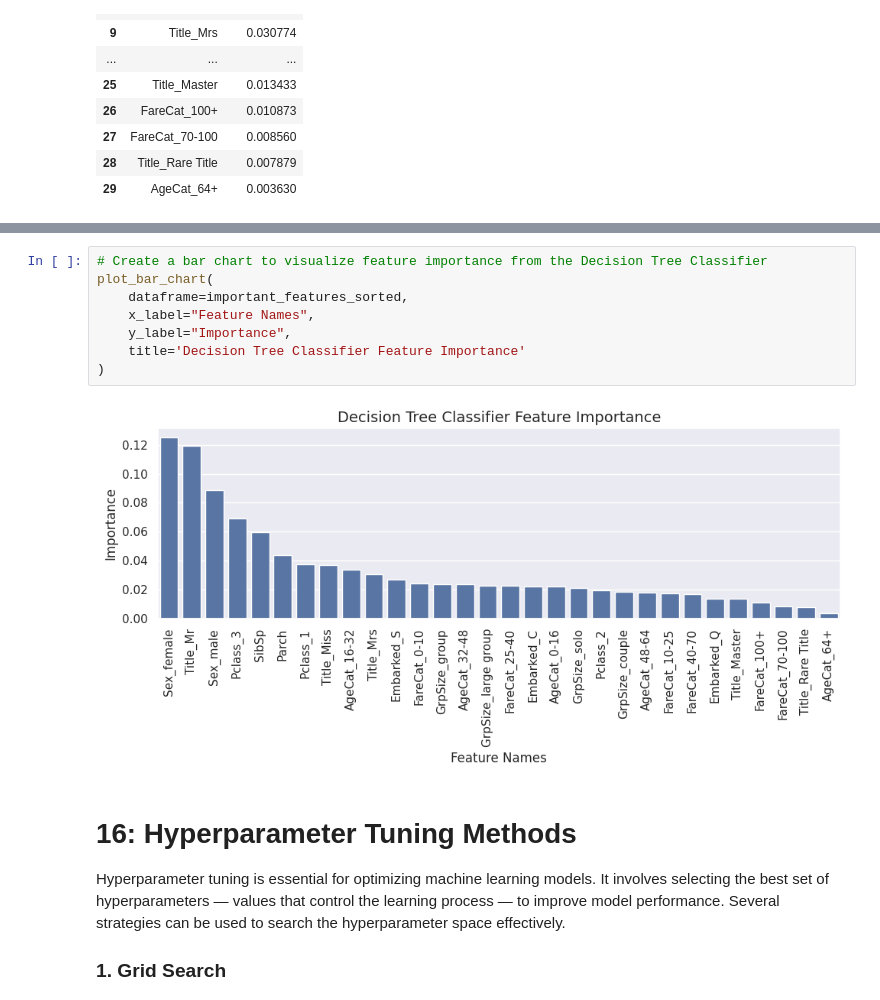
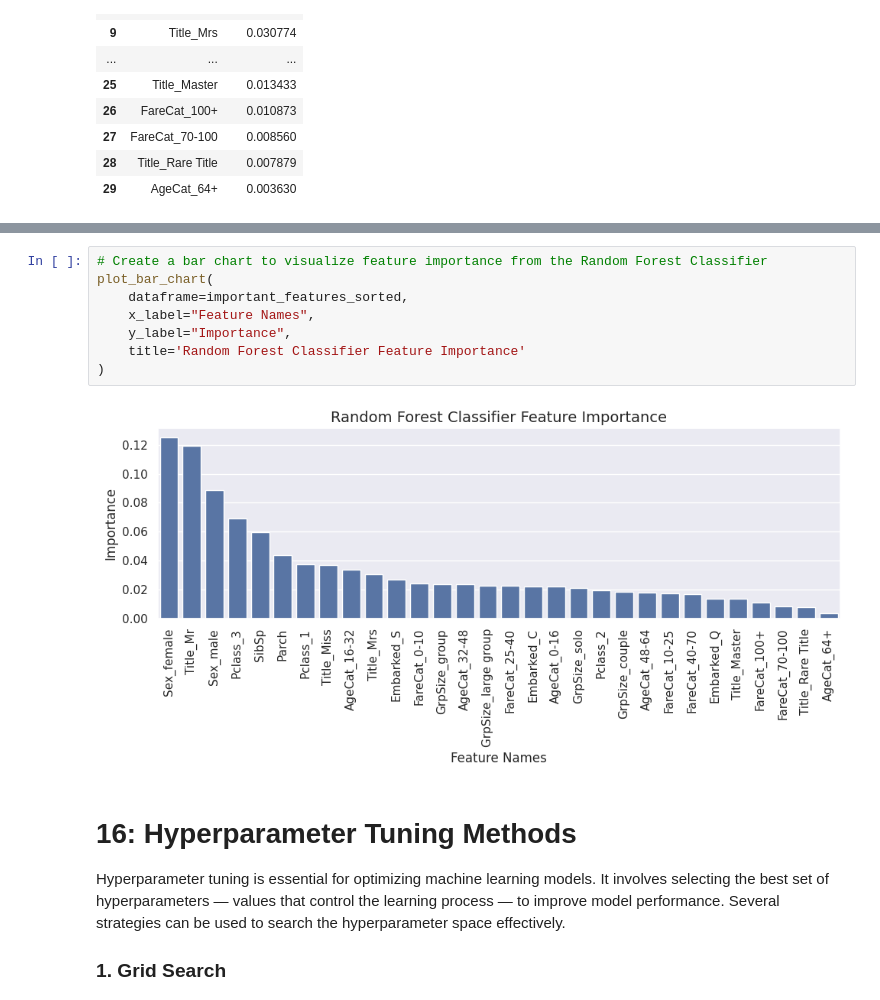
Before and after one commit to mudasarsabir/Titanic-Competition-By-Random-Forest-Classification, a Jupyter notebook: titanic-competition-by-random-forest.ipynb, the cells around one changed output, grey strips where cells are left out. Cells and saved outputs as stored; diff of their text form.

Commit message:
Kaggle Notebook | titanic-competition-by-random-forest | Version 11

```diff
--- a/titanic-competition-by-random-forest.ipynb
+++ b/titanic-competition-by-random-forest.ipynb
@@ -869,15 +869,15 @@ This chart allows for easy visual interpretation of which input variables contri
 - Feature selection and engineering
 - Stakeholder presentations and model transparency
 # %%
-# Create a bar chart to visualize feature importance from the Decision Tree Classifier
+# Create a bar chart to visualize feature importance from the Random Forest Classifier
 plot_bar_chart(
     dataframe=important_features_sorted,
     x_label="Feature Names",
     y_label="Importance",
-    title='Decision Tree Classifier Feature Importance'
+    title='Random Forest Classifier Feature Importance'
 )
 # %% [output]
-[figure, old version]
+[figure, new version]
 # %% [markdown]
 # 16: Hyperparameter Tuning Methods
 
```
Also changed, not shown: parts of 14 cells of this notebook.
